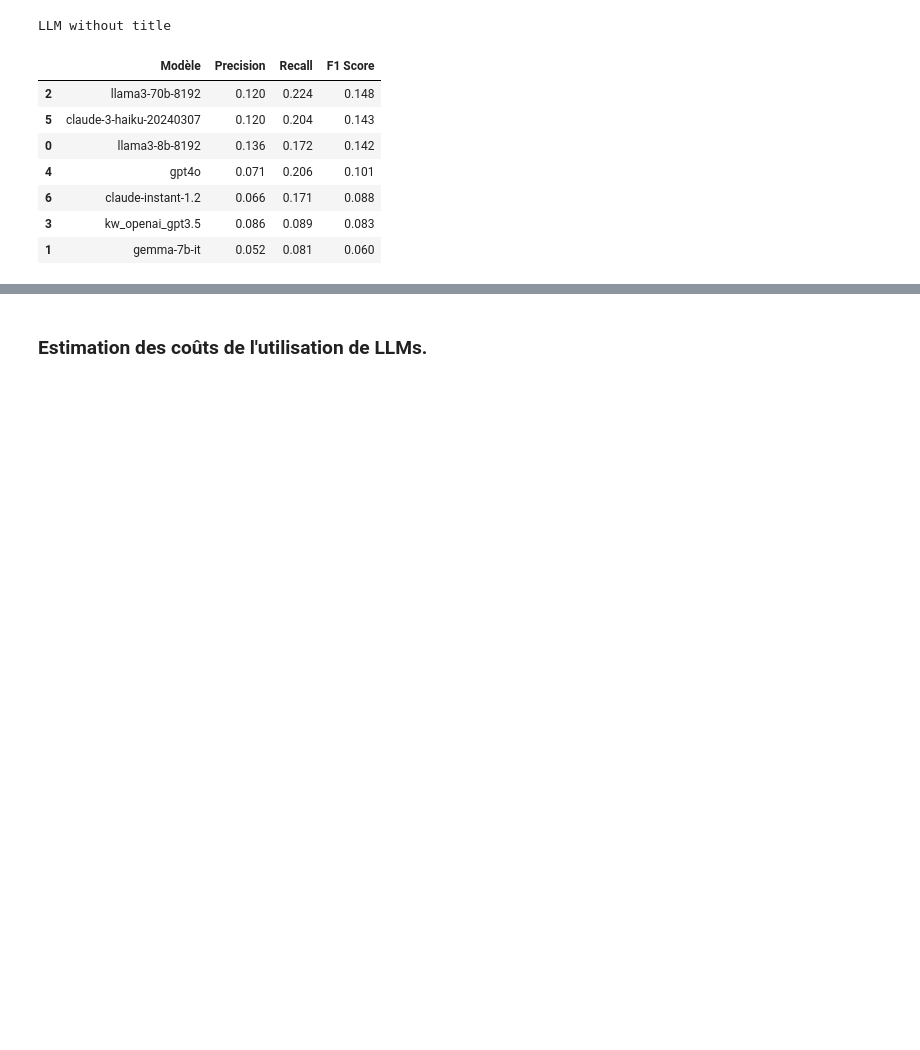
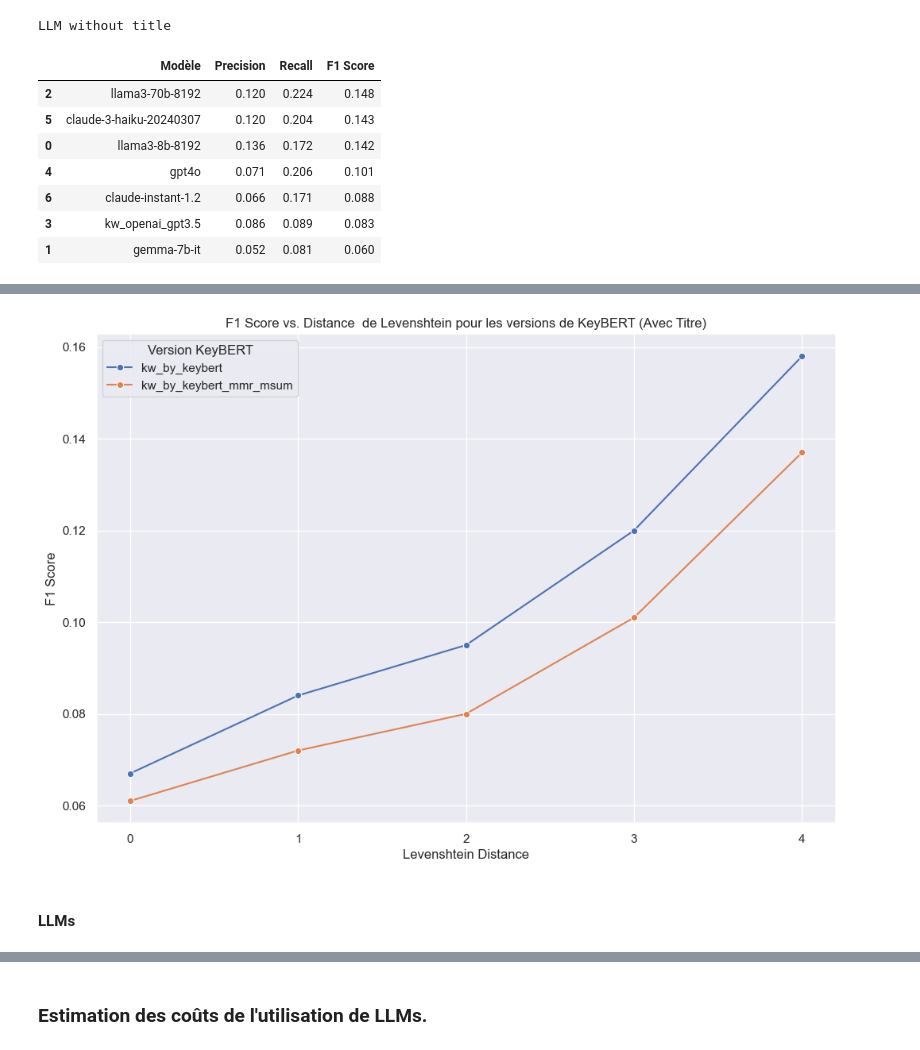
Before and after one commit to nacefbm/keywords_2024, a Jupyter notebook: TER_Keyword_Extraction_sur_BDD_HAL.ipynb, the cells around one changed output, grey strips where cells are left out. Cells and saved outputs as stored; diff of their text form; code cells hidden in the pictures; blank space fills up the shorter version.

```diff
--- a/TER_Keyword_Extraction_sur_BDD_HAL.ipynb
+++ b/TER_Keyword_Extraction_sur_BDD_HAL.ipynb
@@ -1483,0 +1722,32 @@ LLM without title
+# %%
+df_lev0 = compute_mean_f1_scores_fuzz(df_kwbrt_title, df_kwbrt_title.columns[4:], max_distance = 0)
+df_lev0['Distance Lev'] = 0
+
+df_lev1 = compute_mean_f1_scores_fuzz(df_kwbrt_title, df_kwbrt_title.columns[4:], max_distance = 1)
+df_lev1['Distance Lev'] = 1
+
+df_lev2 = compute_mean_f1_scores_fuzz(df_kwbrt_title, df_kwbrt_title.columns[4:], max_distance = 2)
+df_lev2['Distance Lev'] = 2
+
+df_lev3 = compute_mean_f1_scores_fuzz(df_kwbrt_title, df_kwbrt_title.columns[4:], max_distance = 3)
+df_lev3['Distance Lev'] = 3
+
+df_lev4 = compute_mean_f1_scores_fuzz(df_kwbrt_title, df_kwbrt_title.columns[4:], max_distance = 4)
+df_lev4['Distance Lev'] = 4
+
+df_combined = pd.concat([df_lev0, df_lev1, df_lev2, df_lev3, df_lev4])
+
+plt.figure(figsize=(12, 8))
+sns.lineplot(data=df_combined, x='Distance Lev', y='F1 Score', hue='Modèle', marker='o')
+plt.xticks([0, 1, 2, 3, 4])
+
+plt.legend(title='Model', bbox_to_anchor=(1.05, 1), loc='upper left')
+plt.title('F1 Score vs. Distance  de Levenshtein pour les versions de KeyBERT (Avec Titre)')
+plt.xlabel('Levenshtein Distance')
+plt.ylabel('F1 Score')
+plt.legend(title='Version KeyBERT')
+plt.show()
+# %% [output]
+[figure, added]
+# %% [markdown]
+#### LLMs
```
Also changed, not shown: parts of 29 cells of this notebook.
